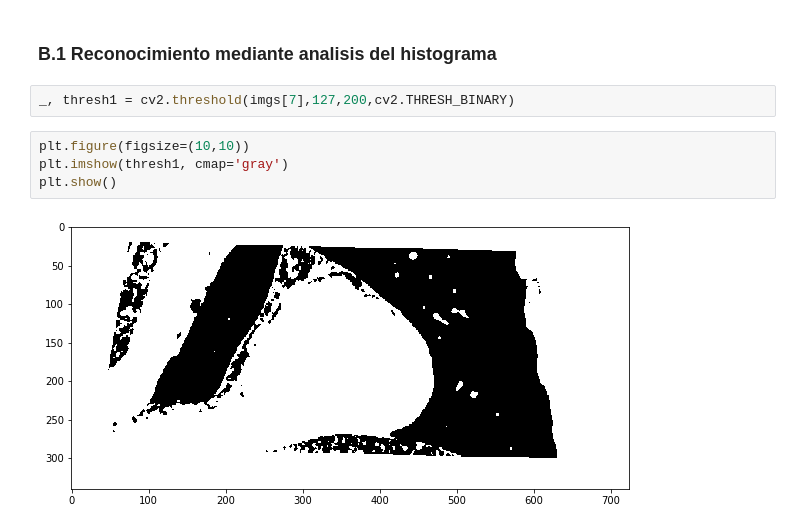
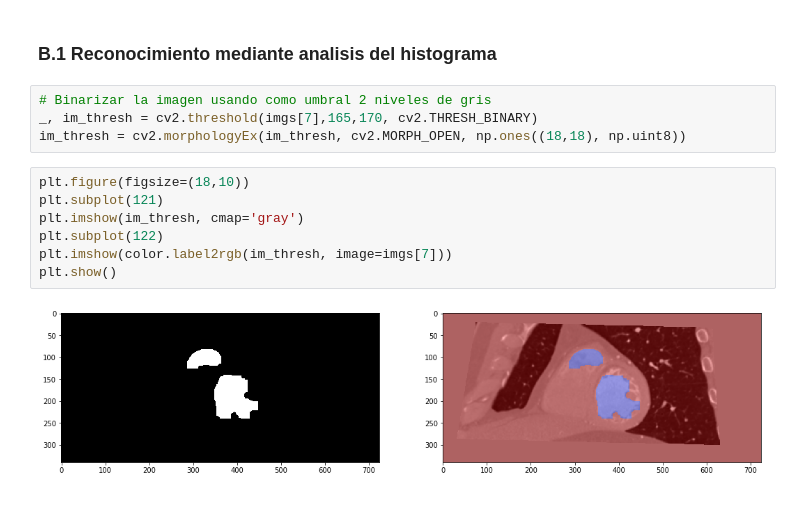
Before and after one commit to sjukdom/reconocimiento-de-patrones, a Jupyter notebook: Practica 3/Practica_3.ipynb, the cells around one changed output. Drawn from its saved outputs; the diff is of its cells as text.

```diff
--- a/Practica 3/Practica_3.ipynb
+++ b/Practica 3/Practica_3.ipynb
@@ -192,11 +194,16 @@ http://deeplearning.net/software/theano/
 '\nhttps://scicomp.stackexchange.com/questions/5110/python-oss-alternatives-for-matlab-neural-network-toolbox-any-intercomparisons\nhttps://scicomp.stackexchange.com/questions/22108/open-source-tool-c ...
 # %% [markdown]
 ### B.1 Reconocimiento mediante analisis del histograma
-# %%
-_, thresh1 = cv2.threshold(imgs[7],127,200,cv2.THRESH_BINARY)
+# %%
+# Binarizar la imagen usando como umbral 2 niveles de gris
+_, im_thresh = cv2.threshold(imgs[7],165,170, cv2.THRESH_BINARY)
+im_thresh = cv2.morphologyEx(im_thresh, cv2.MORPH_OPEN, np.ones((18,18), np.uint8))
 # %%
-plt.figure(figsize=(10,10))
-plt.imshow(thresh1, cmap='gray')
+plt.figure(figsize=(18,10))
+plt.subplot(121)
+plt.imshow(im_thresh, cmap='gray')
+plt.subplot(122)
+plt.imshow(color.label2rgb(im_thresh, image=imgs[7]))
 plt.show()
 # %% [output]
-[figure, old version]
+[figure, new version]
```
Also changed, not shown: parts of 1 cell of this notebook.
